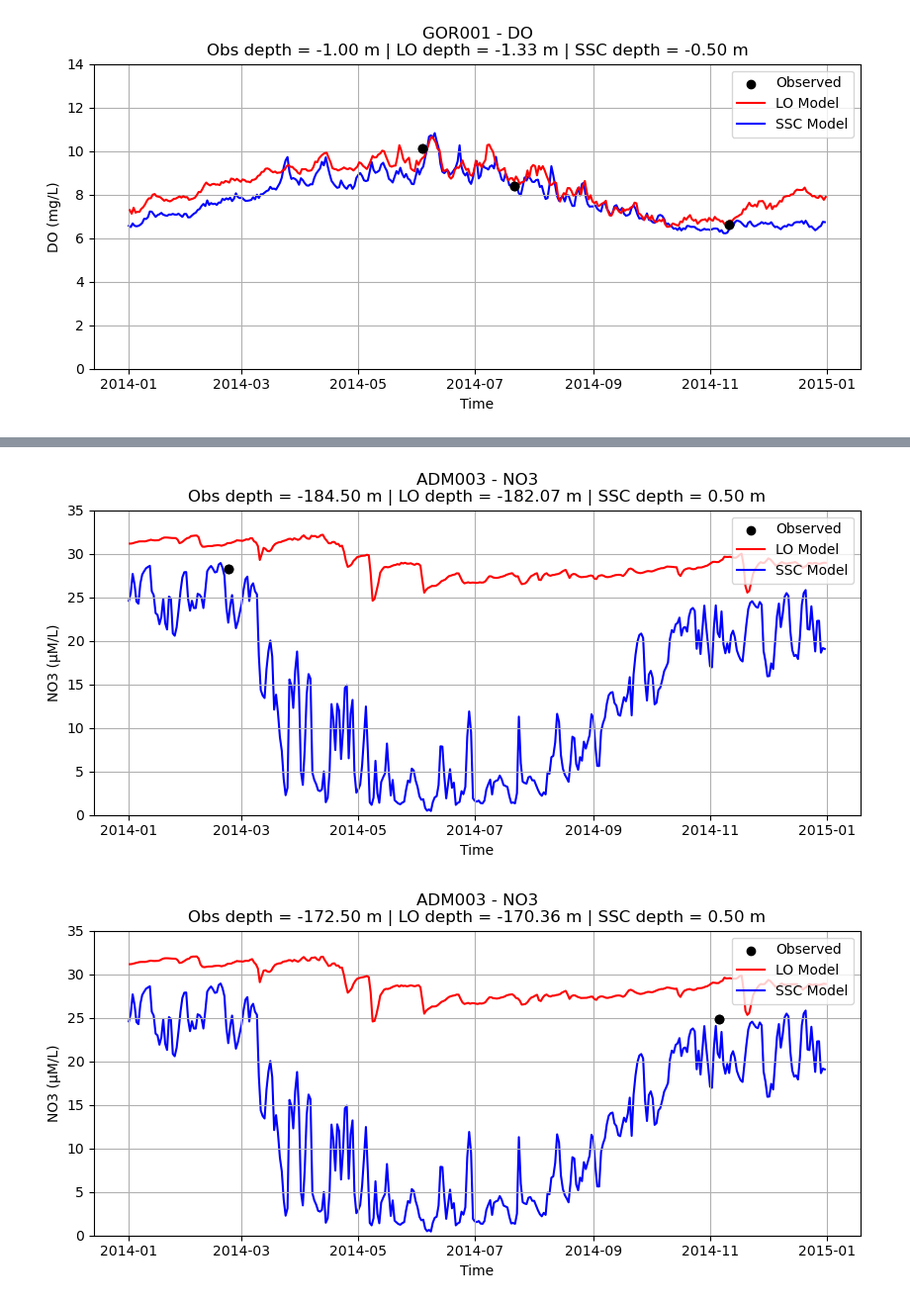
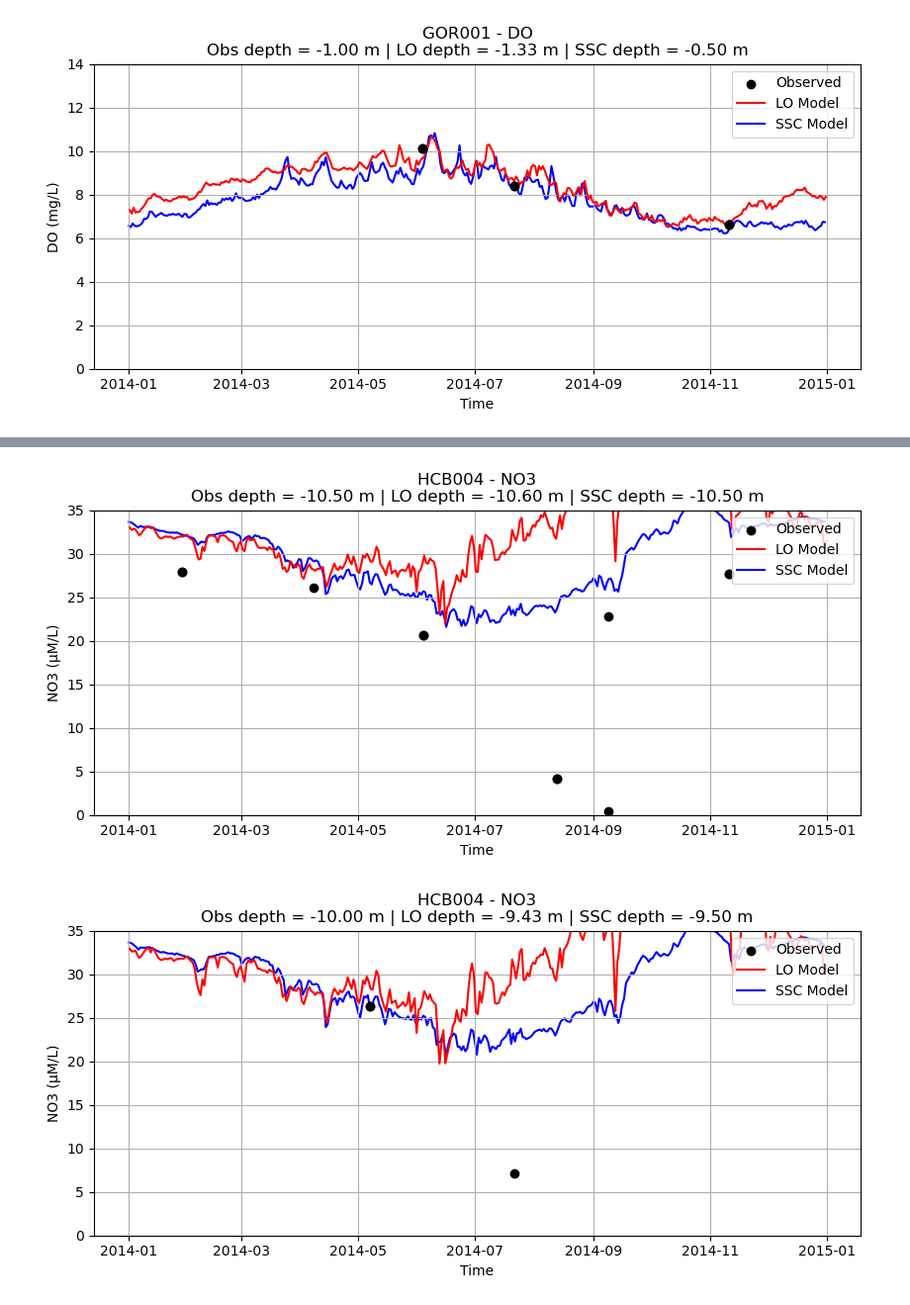
Before and after one commit to tiabottger/LO_user, a Jupyter notebook: intermodel_comparison/timeseries_full.ipynb, the cells around one changed output, grey strips where cells are left out. Shown at 99% size. Saved outputs shown, nothing was run; the diff lists cells and outputs as text; code cells hidden in the pictures.

```diff
--- a/intermodel_comparison/timeseries_full.ipynb
+++ b/intermodel_comparison/timeseries_full.ipynb
@@ -129,7 +129,7 @@ for obs_depth in depths:
 [figure]
 # %%
 # station
-station = "ADM003" # "GOR001" "CSE001" "HCB004" "HCB003" "CMB003" "SIN001" "EAP001" "ADM003" "PSS019" "SKG003" "SAR003"
+station = "HCB004" # "GOR001" "CSE001" "HCB004" "HCB003" "CMB003" "SIN001" "EAP001" "ADM003" "PSS019" "SKG003" "SAR003"
 
 # variable to plot
 varname_ssc = "nitrate"
@@ -196,2 +196,2 @@ for obs_depth in depths:
-[figure, old version]
+[figure, new version]
-[figure, old version]
+[figure, new version]
```
Also changed, not shown: parts of 1 cell of this notebook, 2 other files.
